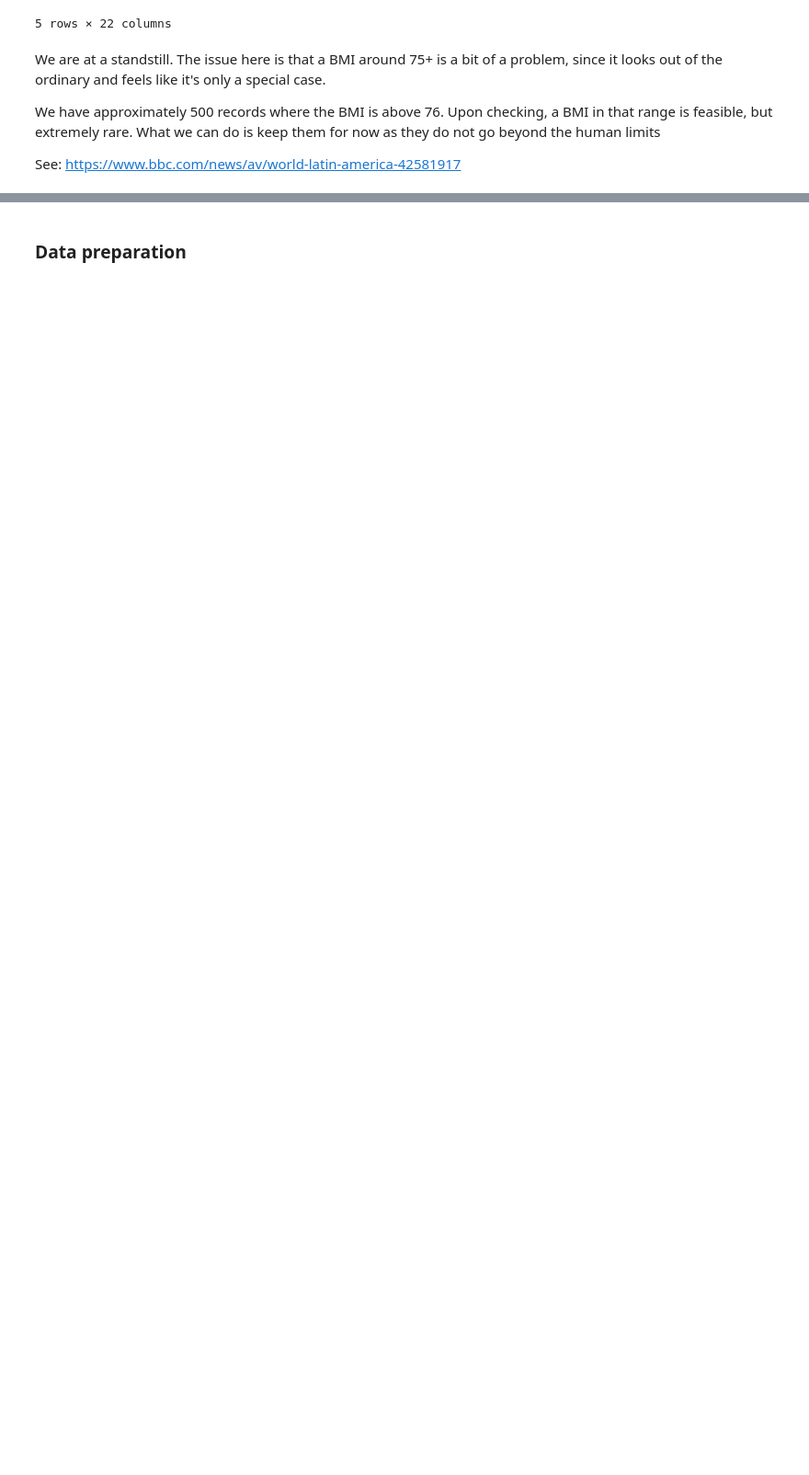
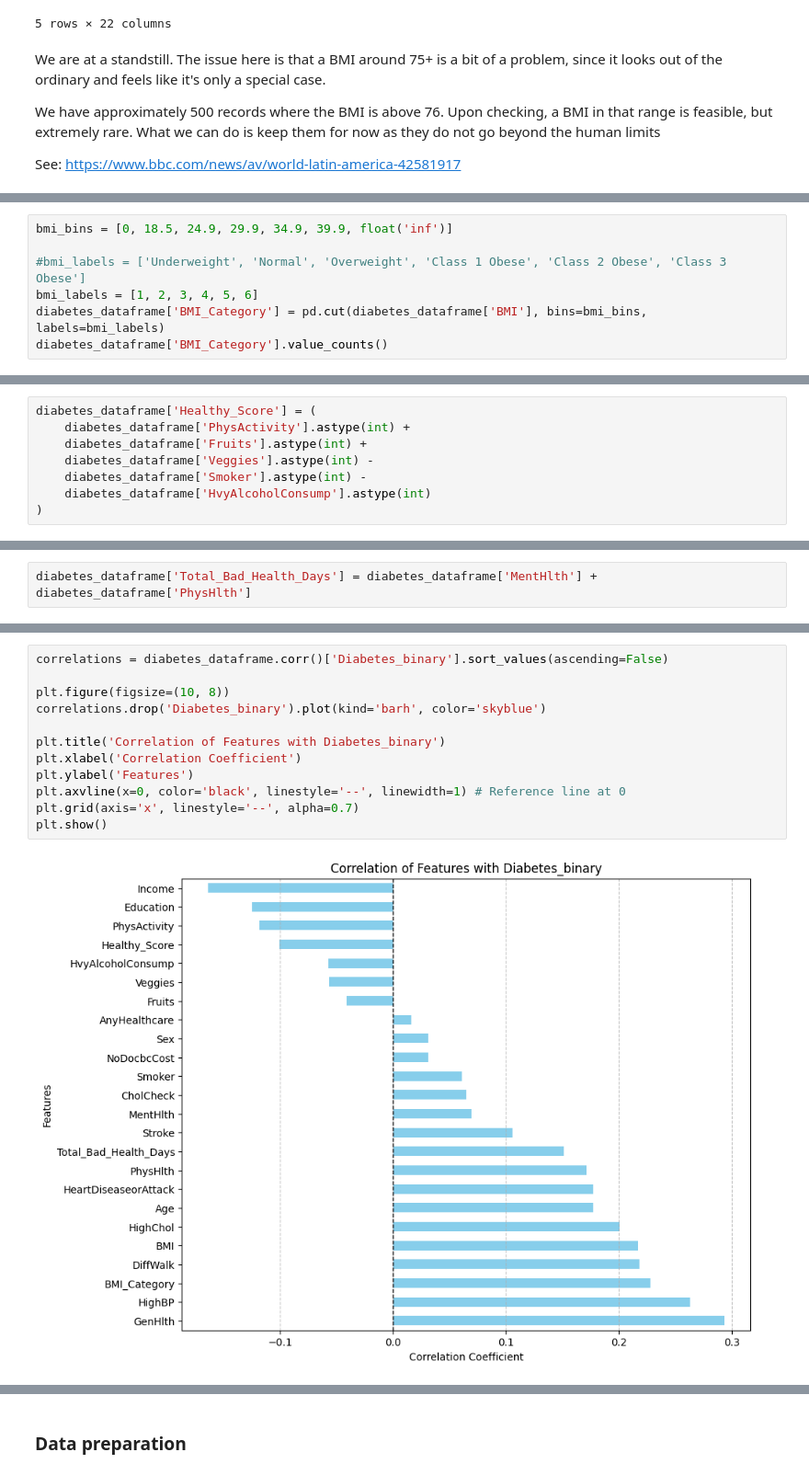
Before and after one commit to Lanzero225/Diabetes-Analysis, a Jupyter notebook: diabetes_notebook.ipynb, the cells around one changed output, grey strips where cells are left out. Shown at 92% size. Cells and saved outputs as stored; diff of their text form; blank space fills up the shorter version.

```diff
--- a/diabetes_notebook.ipynb
+++ b/diabetes_notebook.ipynb
@@ -288,0 +306,7 @@ See: https://www.bbc.com/news/av/world-latin-america-42581917
+# %%
+bmi_bins = [0, 18.5, 24.9, 29.9, 34.9, 39.9, float('inf')]
+
+#bmi_labels = ['Underweight', 'Normal', 'Overweight', 'Class 1 Obese', 'Class 2 Obese', 'Class 3 Obese']
+bmi_labels = [1, 2, 3, 4, 5, 6]
+diabetes_dataframe['BMI_Category'] = pd.cut(diabetes_dataframe['BMI'], bins=bmi_bins, labels=bmi_labels)
+diabetes_dataframe['BMI_Category'].value_counts()
@@ -288,0 +327,8 @@ See: https://www.bbc.com/news/av/world-latin-america-42581917
+# %%
+diabetes_dataframe['Healthy_Score'] = (
+    diabetes_dataframe['PhysActivity'].astype(int) +
+    diabetes_dataframe['Fruits'].astype(int) +
+    diabetes_dataframe['Veggies'].astype(int) -
+    diabetes_dataframe['Smoker'].astype(int) -
+    diabetes_dataframe['HvyAlcoholConsump'].astype(int)
+)
@@ -288,0 +339,2 @@ See: https://www.bbc.com/news/av/world-latin-america-42581917
+# %%
+diabetes_dataframe['Total_Bad_Health_Days'] = diabetes_dataframe['MentHlth'] + diabetes_dataframe['PhysHlth']
@@ -288,0 +343,14 @@ See: https://www.bbc.com/news/av/world-latin-america-42581917
+# %%
+correlations = diabetes_dataframe.corr()['Diabetes_binary'].sort_values(ascending=False)
+
+plt.figure(figsize=(10, 8))
+correlations.drop('Diabetes_binary').plot(kind='barh', color='skyblue')
+
+plt.title('Correlation of Features with Diabetes_binary')
+plt.xlabel('Correlation Coefficient')
+plt.ylabel('Features')
+plt.axvline(x=0, color='black', linestyle='--', linewidth=1) # Reference line at 0
+plt.grid(axis='x', linestyle='--', alpha=0.7)
+plt.show()
+# %% [output]
+[figure, added]
```
Also changed, not shown: parts of 48 cells of this notebook.
